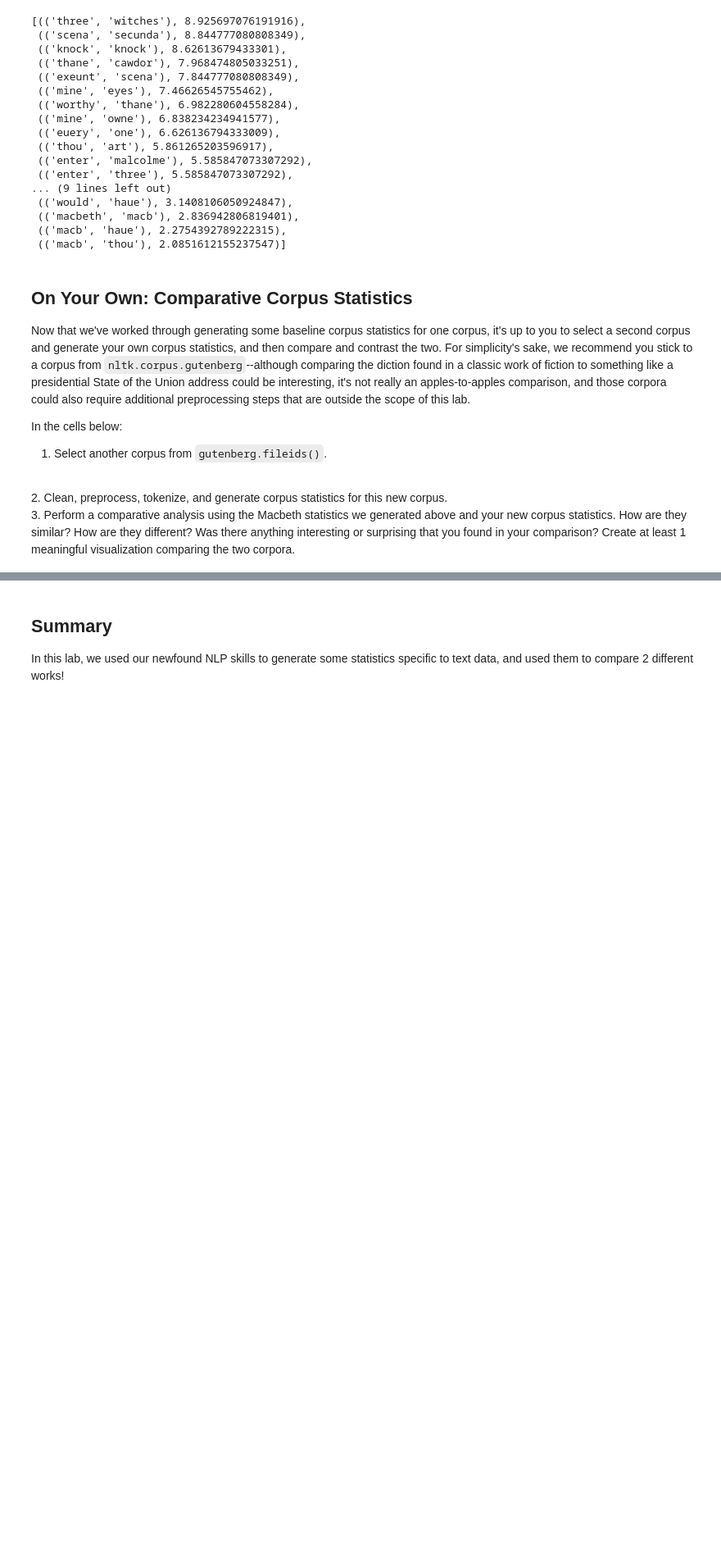
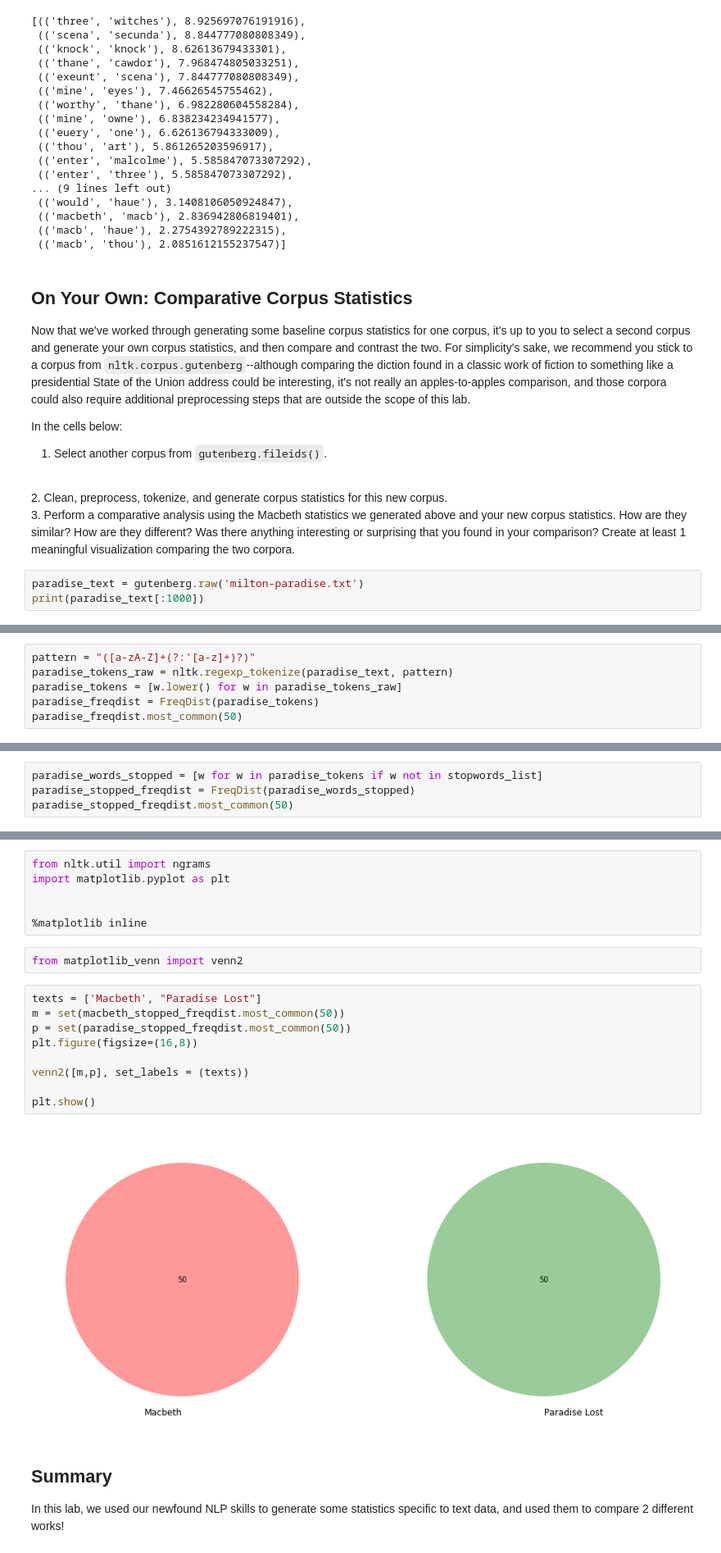
Before and after one commit to MissAle17/dsc-4-37-06-corpus-statistics-lab-online-ds-sp-000, a Jupyter notebook: index.ipynb, the cells around one changed output, grey strips where cells are left out. Shown: that part at 82% size. Drawn from its saved outputs; the diff is of its cells as text; blank space fills up the shorter version.

Commit message:
venn attempt1

```diff
--- a/index.ipynb
+++ b/index.ipynb
@@ -335,3 +335,6 @@ In the cells below:
 2. Clean, preprocess, tokenize, and generate corpus statistics for this new corpus.
 <br>
 3. Perform a comparative analysis using the Macbeth statistics we generated above and your new corpus statistics. How are they similar? How are they different? Was there anything interesting or surprising that you found in your comparison? Create at least 1 meaningful visualization comparing the two corpora.
+# %%
+paradise_text = gutenberg.raw('milton-paradise.txt')
+print(paradise_text[:1000])
@@ -337,0 +359,6 @@ In the cells below:
+# %%
+pattern = "([a-zA-Z]+(?:'[a-z]+)?)"
+paradise_tokens_raw = nltk.regexp_tokenize(paradise_text, pattern)
+paradise_tokens = [w.lower() for w in paradise_tokens_raw]
+paradise_freqdist = FreqDist(paradise_tokens)
+paradise_freqdist.most_common(50)
@@ -337,0 +383,4 @@ In the cells below:
+# %%
+paradise_words_stopped = [w for w in paradise_tokens if w not in stopwords_list]
+paradise_stopped_freqdist = FreqDist(paradise_words_stopped)
+paradise_stopped_freqdist.most_common(50)
@@ -338,3 +480,22 @@ In the cells below:
+# %%
+from nltk.util import ngrams
+import matplotlib.pyplot as plt
+
+
+%matplotlib inline
+# %%
+from matplotlib_venn import venn2
+# %%
+texts = ['Macbeth', "Paradise Lost"]
+m = set(macbeth_stopped_freqdist.most_common(50))
+p = set(paradise_stopped_freqdist.most_common(50))
+plt.figure(figsize=(16,8))
+
+venn2([m,p], set_labels = (texts))
+
+plt.show()
+# %% [output]
+[figure, added]
 # %% [markdown]
 ## Summary
 
```
Also changed, not shown: parts of 7 cells of this notebook.
